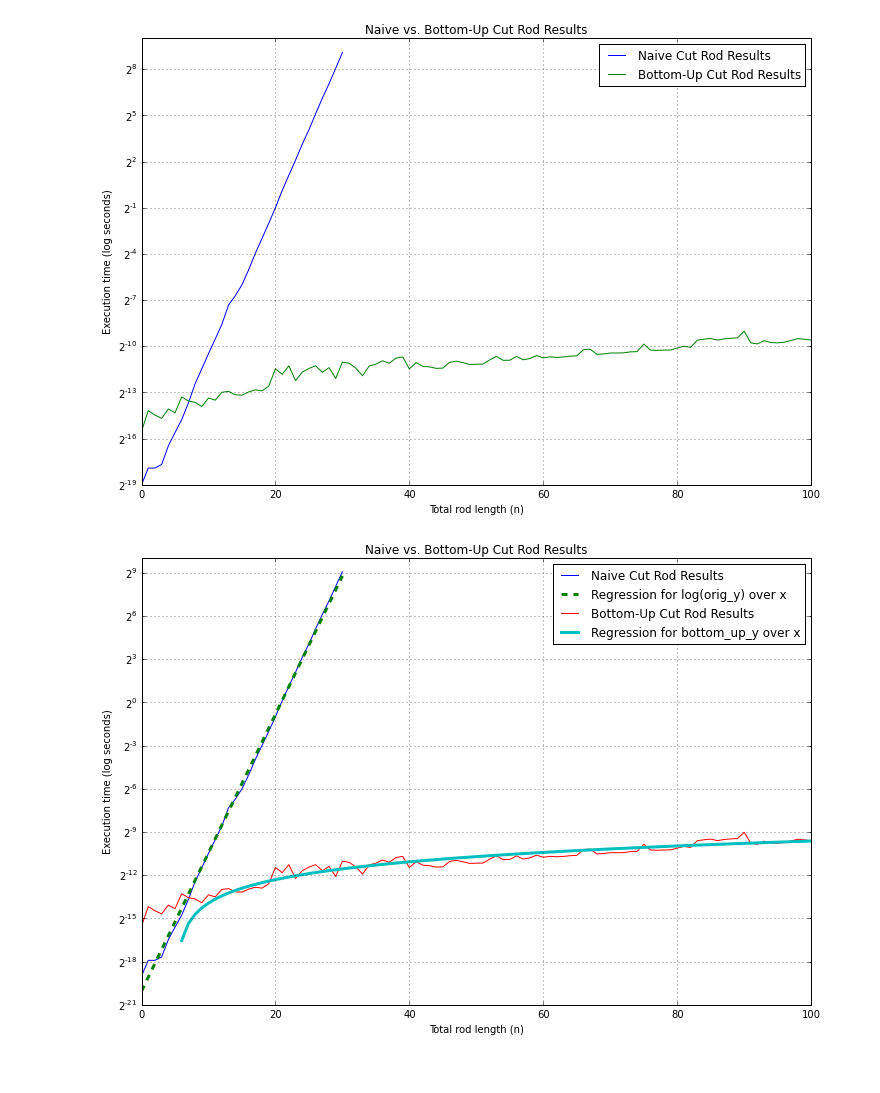
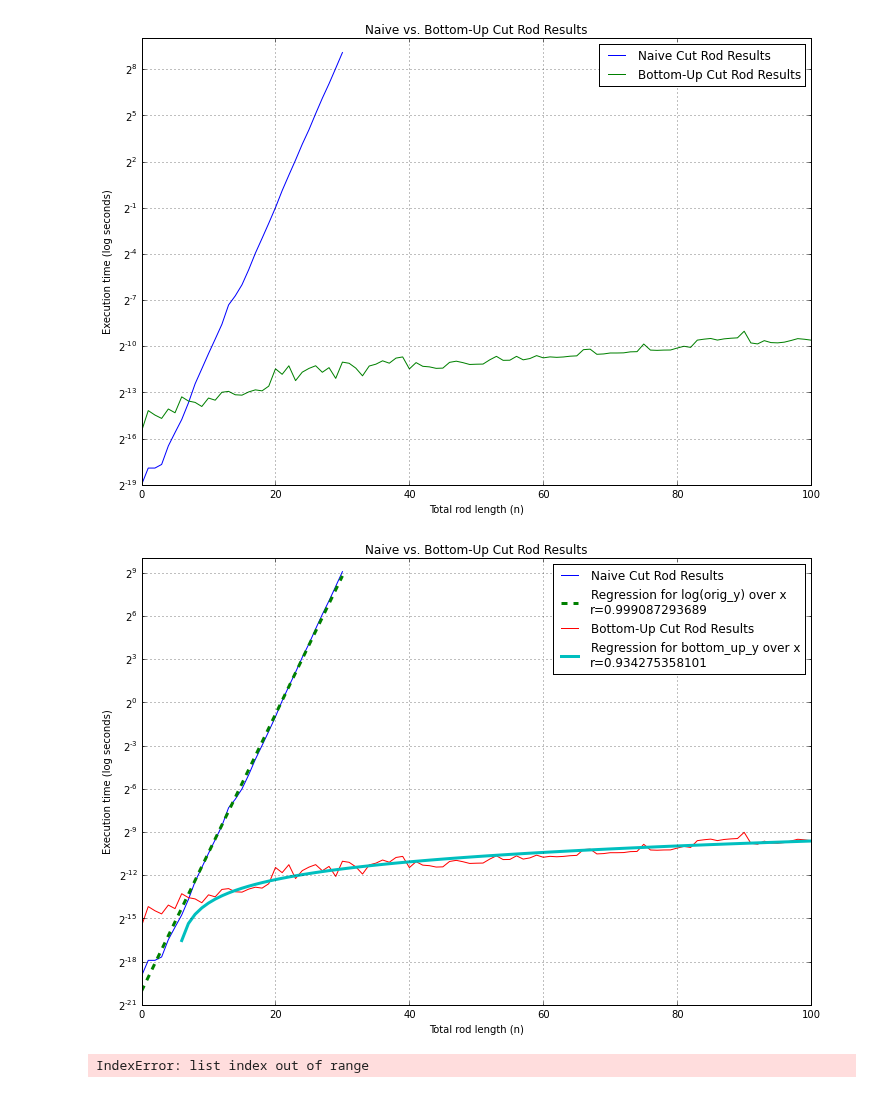
Before and after one commit to guydav/minerva, a Jupyter notebook: cs110/dynamic_programming_notebook.ipynb, the cells around one changed output. Cells and saved outputs as stored; diff of their text form; code cells hidden in the pictures.

```diff
--- a/cs110/dynamic_programming_notebook.ipynb
+++ b/cs110/dynamic_programming_notebook.ipynb
@@ -91,18 +91,18 @@ def bottom_up_cut_rod(n, prices=DEFAULT_PRICES):
     return cache[n]
 
 
-def extended_bottom_up_cut_rod(n, prices=DEFAULT_PRICES):
+def extended_bottom_up_cut_rod(n, prices=DEFAULT_PRICES, c=0):
     if n <= 0:
         return [0], [0]
 
     r_cache = [0] * (n + 1)
     s_cache = [0] * (n + 1)
 
-    for j in xrange(1, n + 1):
+    for j in xrange(1, max(n + 1, len(prices) - 1)):
         max_price = NEGATIVE_INFINITY
 
         for i in xrange(1, j + 1):
-            new_price = prices[i] + r_cache[j - i]
+            new_price = prices[i] + r_cache[j - i] - c
             if max_price < prices[i] + r_cache[j - i]:
                 max_price = new_price
                 s_cache[j] = i
@@ -112,8 +112,8 @@ def extended_bottom_up_cut_rod(n, prices=DEFAULT_PRICES):
     return r_cache, s_cache
 
 
-def print_extended_bottom_up_cut_rod(n, prices=DEFAULT_PRICES):
-    r_cache, s_cache = extended_bottom_up_cut_rod(n, prices)
+def print_extended_bottom_up_cut_rod(n, prices=DEFAULT_PRICES, c=0):
+    r_cache, s_cache = extended_bottom_up_cut_rod(n, prices, c)
     while n > 0:
         current_cut = s_cache[n]
         print current_cut, " ",
@@ -272,32 +272,40 @@ graph_extended_test_data(results, bottom_up_extended_results)
 # %%
 from scipy.stats import linregress
 from numpy import log2
 
 def graph_extended_test_data_with_regressions(results, extended_results):
     orig_x, orig_y = zip(*results)
     orig_m, orig_b, orig_r, _, _ = linregress(orig_x, log2(orig_y))
 
     bottom_up_x, bottom_up_y = zip(*extended_results)
     bu_m, bu_b, bu_r, _, _ = linregress(bottom_up_x, bottom_up_y)
 
     plt.figure(figsize=(12, 8), dpi=400)
 
     plt.semilogy(orig_x, orig_y, basey=2, label='Naive Cut Rod Results')
     plt.semilogy(orig_x, [2 ** (x * orig_m + orig_b) for x in orig_x],
-                 linewidth='3.0', ls='dashed', basey=2, label='Regression for log(orig_y) over x')
+                 linewidth='3.0', ls='dashed', basey=2,
+                 label='Regression for log(orig_y) over x\nr={r}'.format(r=orig_r))
 
     plt.semilogy(bottom_up_x, bottom_up_y, basey=2, label='Bottom-Up Cut Rod Results')
     plt.semilogy(bottom_up_x, [x * bu_m + bu_b for x in bottom_up_x],
-                 linewidth='3.0', basey=2, label='Regression for bottom_up_y over x')
+                 linewidth='3.0', basey=2,
+                 label='Regression for bottom_up_y over x\nr={r}'.format(r=bu_r))
 
     plt.grid(True)
     plt.title("Naive vs. Bottom-Up Cut Rod Results")
     plt.xlabel("Total rod length (n)")
     plt.ylabel("Execution time (log seconds)")
     plt.legend()
 
     plt.show()
 
 graph_extended_test_data_with_regressions(results, bottom_up_extended_results)
 # %% [output]
-[figure, old version]
+[figure, new version]
+# %%
+prices = [int(p) for p in "0 2   8   8   9  10  17  17  20  24  30".split()]
+
+print_extended_bottom_up_cut_rod(20, prices, 1)
+# %% [output]
+IndexError: list index out of range
```
Also changed, not shown: 1 other file.
